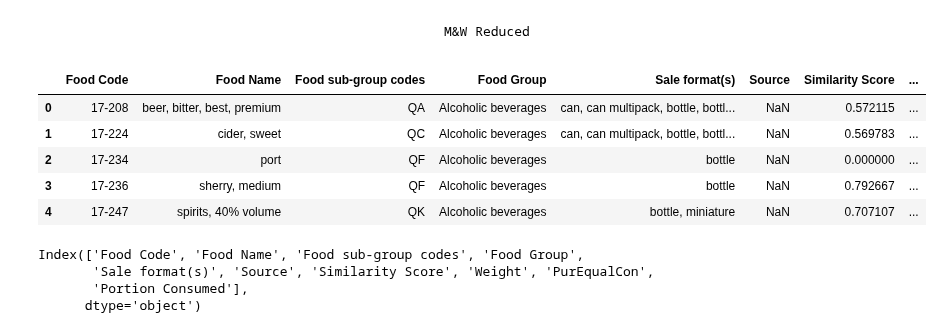
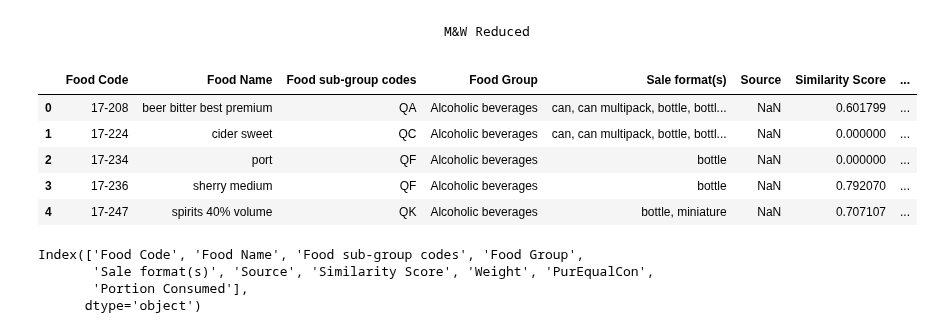
Before and after one commit to elliotkarikari/Product_Weight_Project, a Jupyter notebook: Jupter_notebooks/Data_Product/7. Final - Matching Algorithm.ipynb, the cells around one changed output. Saved outputs shown, nothing was run; the diff lists cells and outputs as text; code cells hidden in the pictures.

```diff
--- a/Jupter_notebooks/Data_Product/7. Final - Matching Algorithm.ipynb
+++ b/Jupter_notebooks/Data_Product/7. Final - Matching Algorithm.ipynb
@@ -19,16 +19,16 @@ from sklearn.metrics.pairwise import cosine_similarity
                                                       M&W Reduced
 # %%
 #pd.set_option('display.max_rows', None)
-redFood = pd.read_csv(r"C:\Users\medekar\Desktop\Product_Weight_Project\Data\Processed\ReducedwithWeights\dataproduct.csv", index_col=0)
+redFood = pd.read_csv(r"C:\Users\medekar\Desktop\Product_Weight_Project\Data\Processed\ReducedwithWeights\dataproduct2.csv", index_col=0)
 redFood['Food Name'] = redFood['Food Name'].str.lower()
 redFood.head()
 # %% [output]
 |  | Food Code | Food Name | Food sub-group codes | Food Group | Sale format(s) | Source | Similarity Score | ... |
-| 0 | 17-208 | beer, bitter, best, premium | QA | Alcoholic beverages | can, can multipack, bottle, bottl... | NaN | 0.572115 | ... |
-| 1 | 17-224 | cider, sweet | QC | Alcoholic beverages | can, can multipack, bottle, bottl... | NaN | 0.569783 | ... |
+| 0 | 17-208 | beer bitter best premium | QA | Alcoholic beverages | can, can multipack, bottle, bottl... | NaN | 0.601799 | ... |
+| 1 | 17-224 | cider sweet | QC | Alcoholic beverages | can, can multipack, bottle, bottl... | NaN | 0.000000 | ... |
 | 2 | 17-234 | port | QF | Alcoholic beverages | bottle | NaN | 0.000000 | ... |
-| 3 | 17-236 | sherry, medium | QF | Alcoholic beverages | bottle | NaN | 0.792667 | ... |
-| 4 | 17-247 | spirits, 40% volume | QK | Alcoholic beverages | bottle, miniature | NaN | 0.707107 | ... |
+| 3 | 17-236 | sherry medium | QF | Alcoholic beverages | bottle | NaN | 0.792070 | ... |
+| 4 | 17-247 | spirits 40% volume | QK | Alcoholic beverages | bottle, miniature | NaN | 0.707107 | ... |
 # %%
 redFood.columns
 # %% [output]
```
Also changed, not shown: parts of 19 cells of this notebook, 2 other files.
